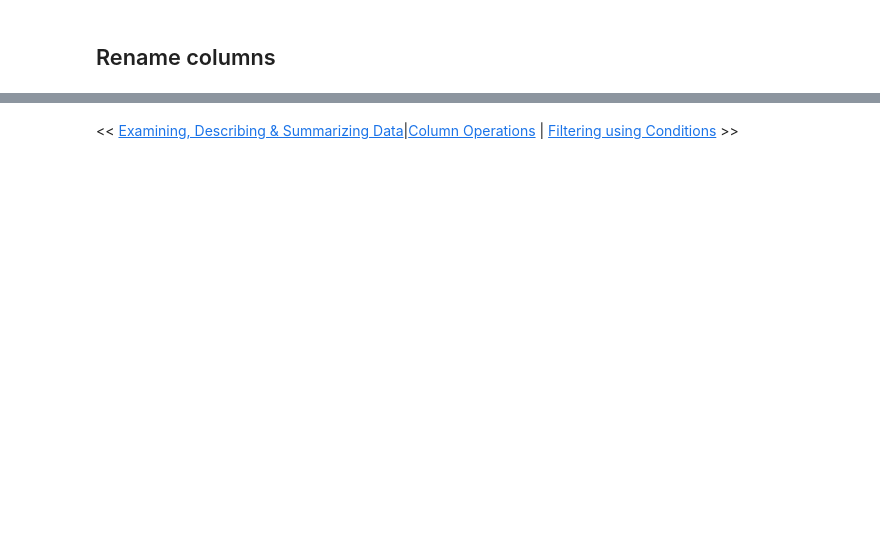
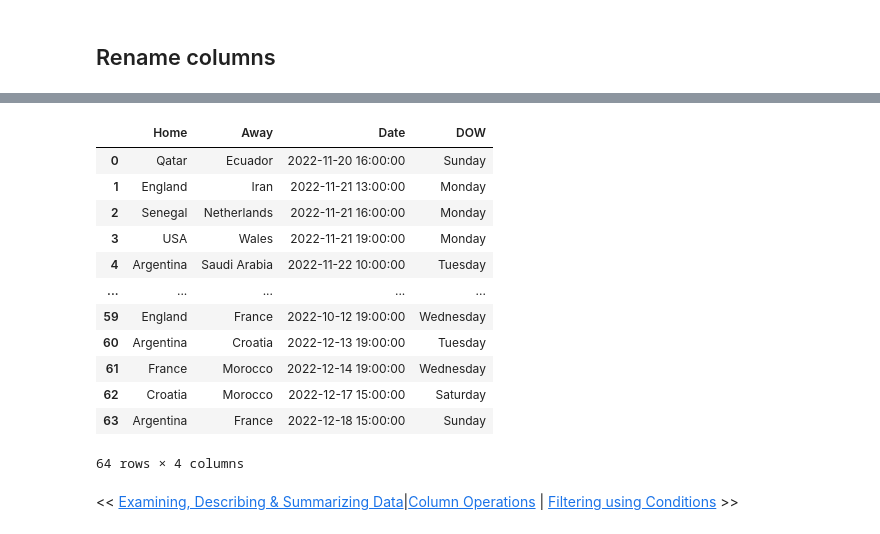
Before and after one commit to OptimalDecisions/sports-analytics-foundations, a Jupyter notebook: pandas-basics/Pandas_Basics_2_4_Column_Operations.ipynb, the cells around one changed output, grey strips where cells are left out. Saved outputs shown, nothing was run; the diff lists cells and outputs as text; code cells hidden in the pictures; blank space fills up the shorter version.

```diff
--- a/pandas-basics/Pandas_Basics_2_4_Column_Operations.ipynb
+++ b/pandas-basics/Pandas_Basics_2_4_Column_Operations.ipynb
@@ -26,0 +145,8 @@
+# %%
+print("Before renaming", df.columns.values)
+
+# rename some of the columns in df
+df = df.rename(columns={'Home Team': 'Home', 'Away Team': 'Away'})
+df.head()
+
+print("After renaming", df.columns.values)
@@ -27,3 +172,30 @@
+# %%
+# Convert the string Date to a datetime object
+df['Date'] = pd.to_datetime(df['Date'])
+
+# Create a new column 'day_of_week' using apply() to extract the day of the week
+
+def day_of_week(d):
+  ''' Returns the day name from the datetime object'''
+  return d.day_name()
+
+df['DOW'] = df['Date'].apply(day_of_week)
+# %%
+df[['Home', 'Away', 'Date', 'DOW']]
+# %% [output]
+|  | Home | Away | Date | DOW |
+| 0 | Qatar | Ecuador | 2022-11-20 16:00:00 | Sunday |
+| 1 | England | Iran | 2022-11-21 13:00:00 | Monday |
+| 2 | Senegal | Netherlands | 2022-11-21 16:00:00 | Monday |
+| 3 | USA | Wales | 2022-11-21 19:00:00 | Monday |
+| 4 | Argentina | Saudi Arabia | 2022-11-22 10:00:00 | Tuesday |
+| ... | ... | ... | ... | ... |
+| 59 | England | France | 2022-10-12 19:00:00 | Wednesday |
+| 60 | Argentina | Croatia | 2022-12-13 19:00:00 | Tuesday |
+| 61 | France | Morocco | 2022-12-14 19:00:00 | Wednesday |
+| 62 | Croatia | Morocco | 2022-12-17 15:00:00 | Saturday |
+| 63 | Argentina | France | 2022-12-18 15:00:00 | Sunday |
+64 rows × 4 columns
 # %% [markdown]
 
 << [Examining, Describing & Summarizing Data](Pandas_Basics_2_3_Exploring_Data.ipynb)|[Column Operations](Pandas_Basics_2_4_Column_Operations.ipynb) | [Filtering using Conditions](Pandas_Basics_2_5_Filtering_Data.ipynb) >>
```
Also changed, not shown: parts of 23 cells of this notebook.
